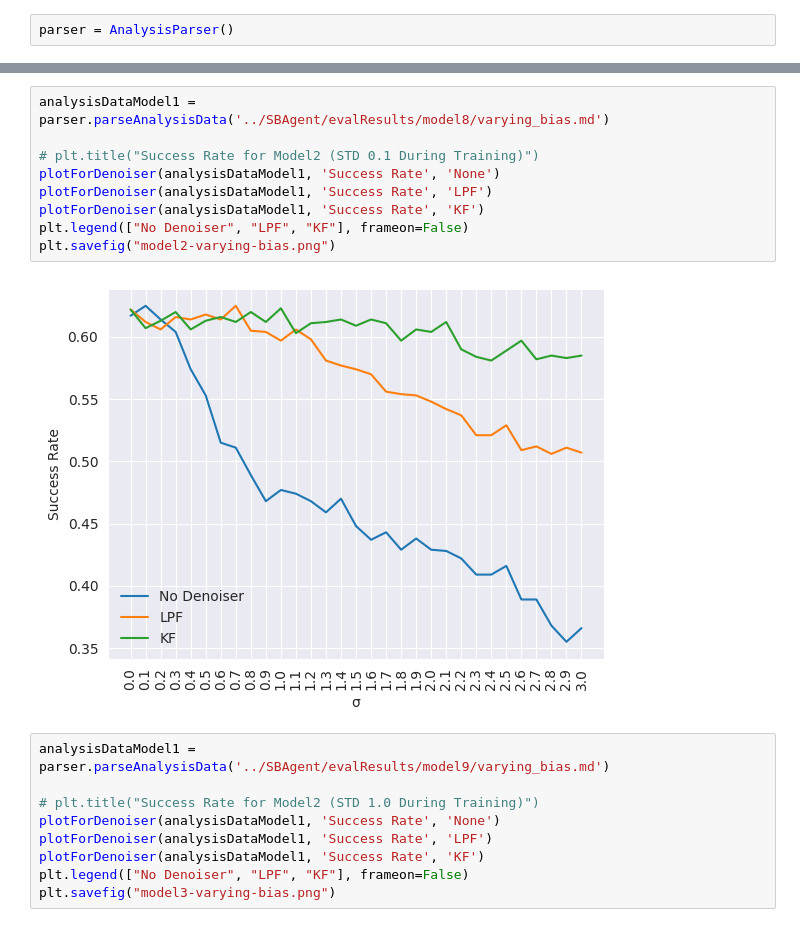
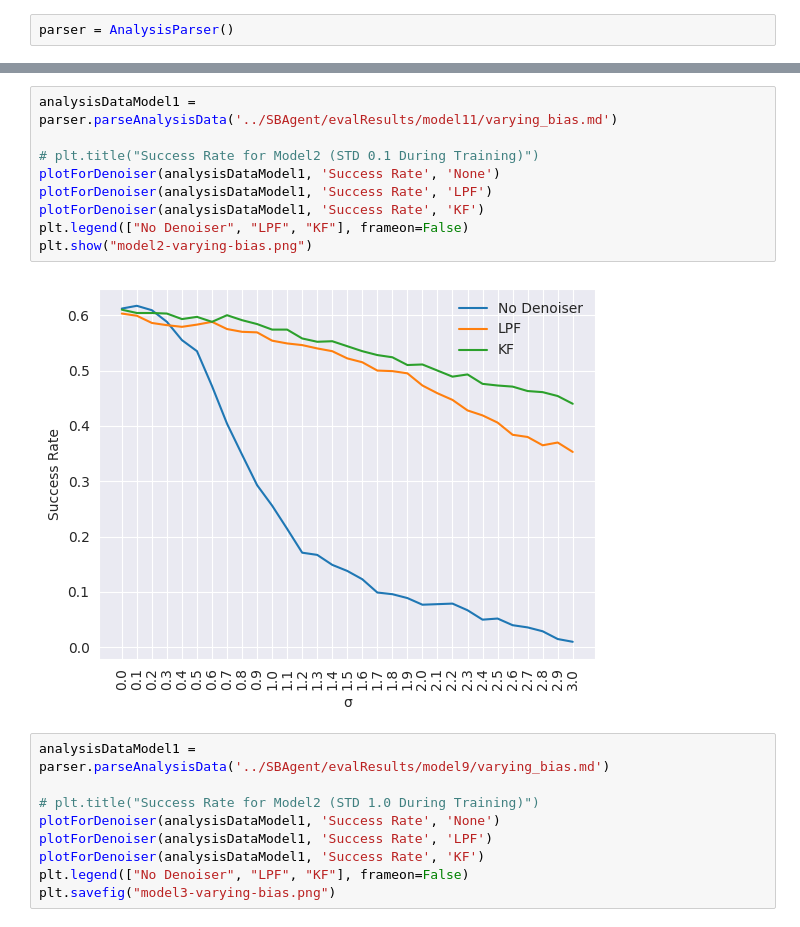
Before and after one commit to thatblueboy/DroneControl, a Jupyter notebook: visualizations/varying_bias.ipynb, the cells around one changed output, grey strips where cells are left out. Saved outputs shown, nothing was run; the diff lists cells and outputs as text.

Commit message:
retrained model 2

```diff
--- a/visualizations/varying_bias.ipynb
+++ b/visualizations/varying_bias.ipynb
@@ -33,14 +33,14 @@ plt.savefig("model1-varying-bias.png")
 # %%
-analysisDataModel1 = parser.parseAnalysisData('../SBAgent/evalResults/model8/varying_bias.md')
+analysisDataModel1 = parser.parseAnalysisData('../SBAgent/evalResults/model11/varying_bias.md')
 
 # plt.title("Success Rate for Model2 (STD 0.1 During Training)")
 plotForDenoiser(analysisDataModel1, 'Success Rate', 'None')
 plotForDenoiser(analysisDataModel1, 'Success Rate', 'LPF')
 plotForDenoiser(analysisDataModel1, 'Success Rate', 'KF')
 plt.legend(["No Denoiser", "LPF", "KF"], frameon=False)
-plt.savefig("model2-varying-bias.png")
+plt.show("model2-varying-bias.png")
 # %% [output]
-[figure, old version]
+[figure, new version]
 # %%
 analysisDataModel1 = parser.parseAnalysisData('../SBAgent/evalResults/model9/varying_bias.md')
 
```
Also changed, not shown: parts of 1 cell of this notebook, 2 other files.
